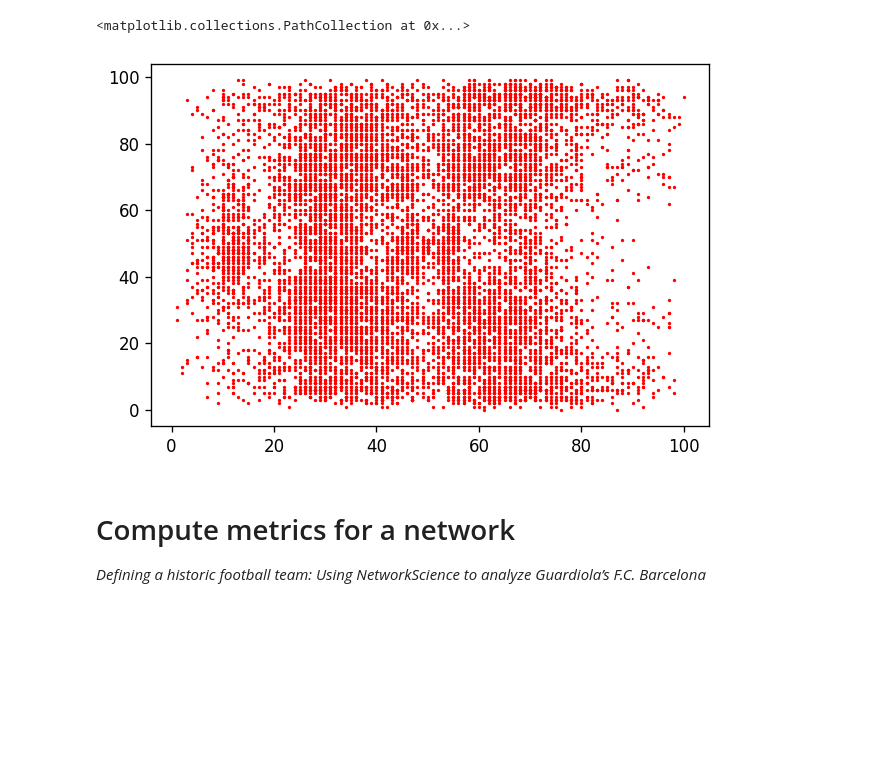
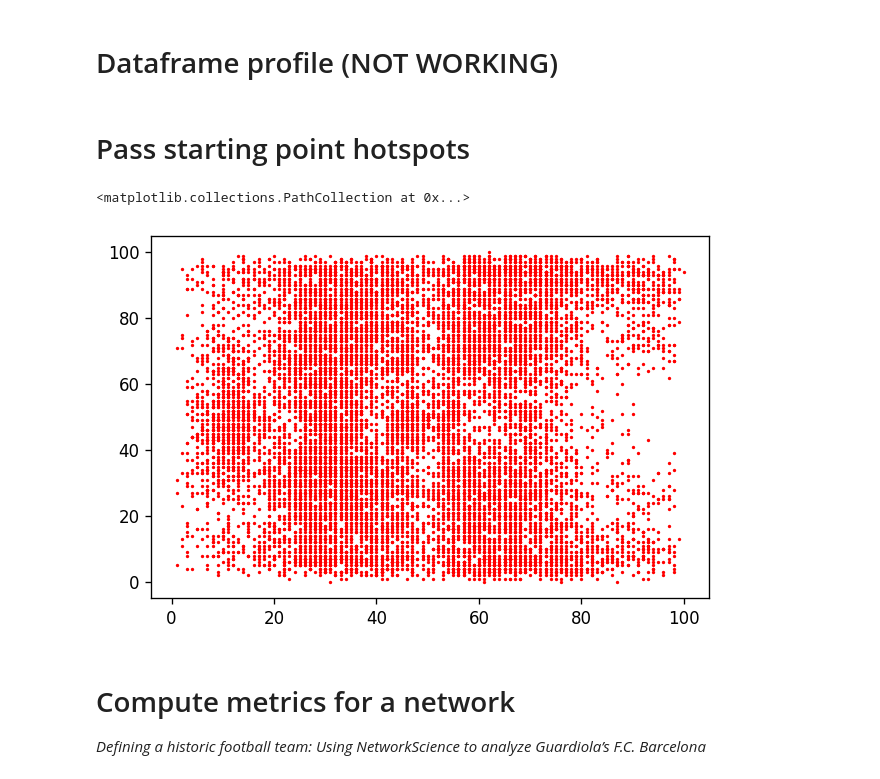
Before and after one commit to tjysdsg/MCM-2020-D, a Jupyter notebook: EDA.ipynb, the cells around one changed output. Drawn from its saved outputs; the diff is of its cells as text; code cells hidden in the pictures; blank space fills up the shorter version.

```diff
--- a/EDA.ipynb
+++ b/EDA.ipynb
@@ -94,0 +93,25 @@ events_df = pd.read_csv(data_events_path)
+# %%
+matches_df = pd.read_csv(data_matches_path)
+passings_df = pd.read_csv(data_passings_path)
+events_df = pd.read_csv(data_events_path)
+
+
+# convert 'win', 'tie' and 'lose' to int
+def outcome_int_map(x: str):
+    if x == 'win':
+        return 1
+    elif x == 'tie':
+        return 0
+    else:
+        return -1
+
+
+matches_df['Outcome'] = matches_df['Outcome'].apply(outcome_int_map)
+
+all_events = events_df.join(
+    matches_df[['OwnScore', 'OpponentScore', 'Outcome']],
+    on='MatchID',
+    how='outer')
+huskies_passes = all_events[(all_events['TeamID'] == 'Huskies')
+                            & (all_events['EventType'] == 'Pass')]
+huskies_events = all_events[all_events['TeamID'] == 'Huskies']
@@ -94,0 +125,2 @@ events_df = pd.read_csv(data_events_path)
+# %% [markdown]
+# Dataframe profile (NOT WORKING)
@@ -95,11 +130,12 @@ events_df = pd.read_csv(data_events_path)
+# %% [markdown]
+# Pass starting point hotspots
 # %%
-huskies_passes = passings_df[passings_df['TeamID'] == 'Huskies']
 orig_xs = [r['EventOrigin_x'] for _, r in huskies_passes.iterrows()]
 orig_ys = [r['EventOrigin_y'] for _, r in huskies_passes.iterrows()]
 plt.scatter(orig_xs, orig_ys, color='r', s=1)
 # %% [output]
 <matplotlib.collections.PathCollection at 0x...>
-[figure, old version]
+[figure, new version]
 # %% [markdown]
 # Compute metrics for a network
 
```
Also changed, not shown: parts of 31 cells of this notebook.
